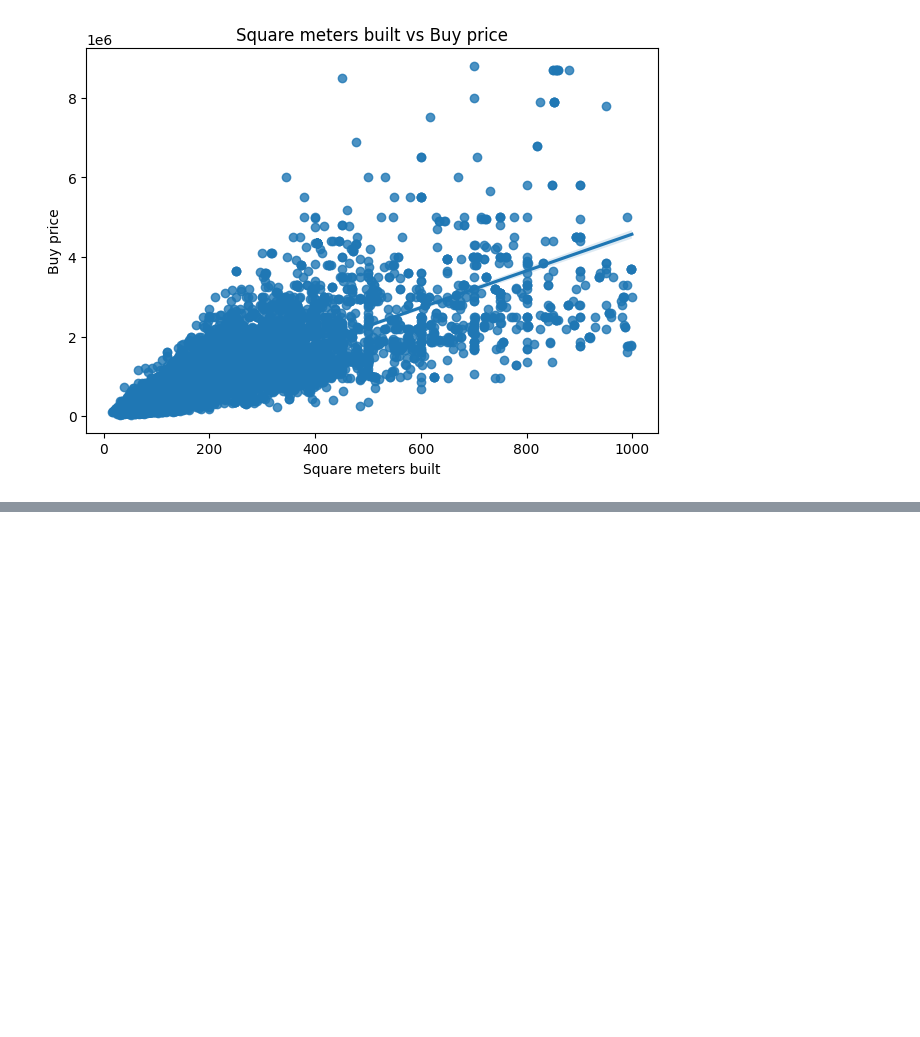
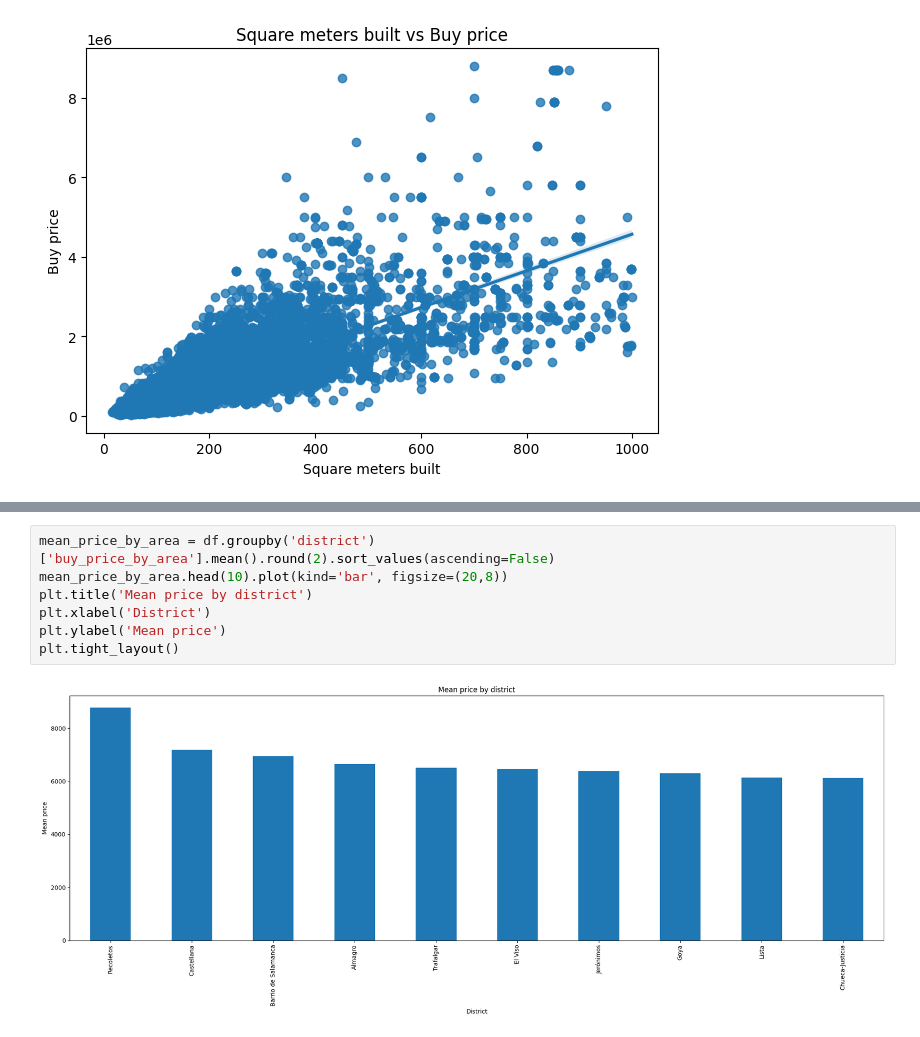
Before and after one commit to ahmedllshafiey/Mardrid-Analysis, a Jupyter notebook: Madrid.ipynb, the cells around one changed output, grey strips where cells are left out. Drawn from its saved outputs; the diff is of its cells as text; blank space fills up the shorter version.

```diff
--- a/Madrid.ipynb
+++ b/Madrid.ipynb
@@ -257,0 +267,9 @@ plt.tight_layout()
+# %%
+mean_price_by_area = df.groupby('district')['buy_price_by_area'].mean().round(2).sort_values(ascending=False)
+mean_price_by_area.head(10).plot(kind='bar', figsize=(20,8))
+plt.title('Mean price by district')
+plt.xlabel('District')
+plt.ylabel('Mean price')
+plt.tight_layout()
+# %% [output]
+[figure, added]
```
Also changed, not shown: parts of 3 cells of this notebook.
